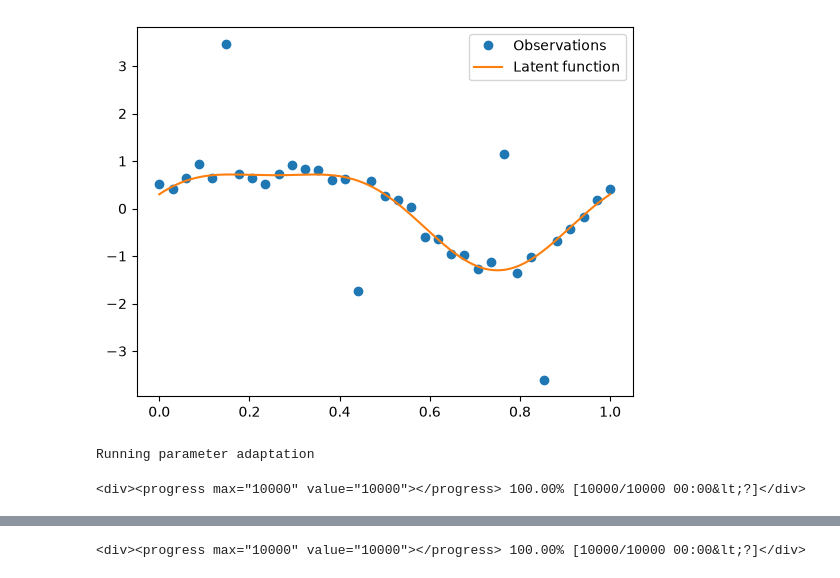
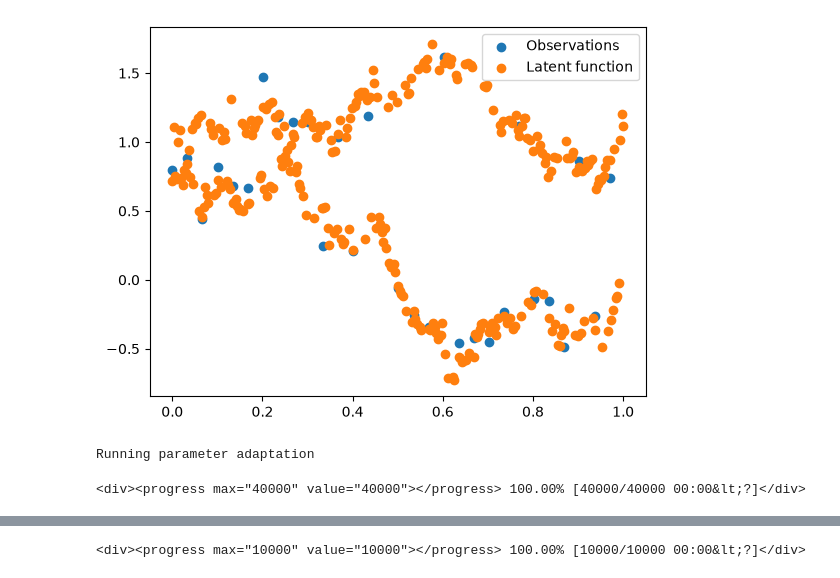
Before and after one commit to callum-kl/non-parametric-pro, a Jupyter notebook: notebooks/inducing.ipynb, the cells around one changed output, grey strips where cells are left out. Saved outputs shown, nothing was run; the diff lists cells and outputs as text; code cells hidden in the pictures.

```diff
--- a/notebooks/inducing.ipynb
+++ b/notebooks/inducing.ipynb
@@ -23,16 +21,17 @@ from blackjax.util import run_inference_algorithm
 
 jax.config.update("jax_enable_x64", True)
 # %%
-key = jr.PRNGKey(0)
+key = jr.PRNGKey(1)
 
 example = make_contaminated_data(key, n_outliers=4)
+example = make_mixture_data(key)
 
 fig, ax = plt.subplots()
-ax.plot(example.x_train, example.y_train, "o", label="Observations")
-ax.plot(example.x_test, example.y_truth, label="Latent function")
+ax.scatter(example.x_train, example.y_train, label="Observations")
+ax.scatter(example.x_test, example.y_truth, label="Latent function")
 ax.legend(loc="best")
 plt.show()
 # %% [output]
-[figure, old version]
+[figure, new version]
 # %%
 data = gpx.Dataset(X=example.x_train, y=example.y_train)
@@ -92,22 +90,22 @@ adaptation = parameter_adaptation(
     params,
     x_train=example.x_train,
     initial_kernel=gp_kernel,
-    warmup_steps=100,
+    warmup_steps=1000,
     sigma_adapt_every=10,
     kernel_adapt_every=10,
     objective_fn=pro_score_fn,
     inducing_basis=inducing_basis,
-    sigma_optimizer=ox.adam(1e-1),
+    sigma_optimizer=ox.adam(1e-2),
     kernel_optimizer=ox.adam(1e-2),
     progress_bar=True
 )
 
-adaptation_results, adaptation_info = adaptation.run(key, initial_position, num_steps=10000)
+adaptation_results, adaptation_info = adaptation.run(key, initial_position, num_steps=40000)
 pro_kernel = jax.tree.map(lambda x: x[-1], adaptation_info.kernel)
 pro_params = adaptation_results.parameters
 # %% [output]
 Running parameter adaptation
-<div><progress max="10000" value="10000"></progress> 100.00% [10000/10000 00:00&lt;?]</div>
+<div><progress max="40000" value="40000"></progress> 100.00% [40000/40000 00:00&lt;?]</div>
 # %%
 fig, ax = plt.subplots(1, 4, figsize=(10, 2.5))
 
```
Also changed, not shown: parts of 5 cells of this notebook, 8 other files.
